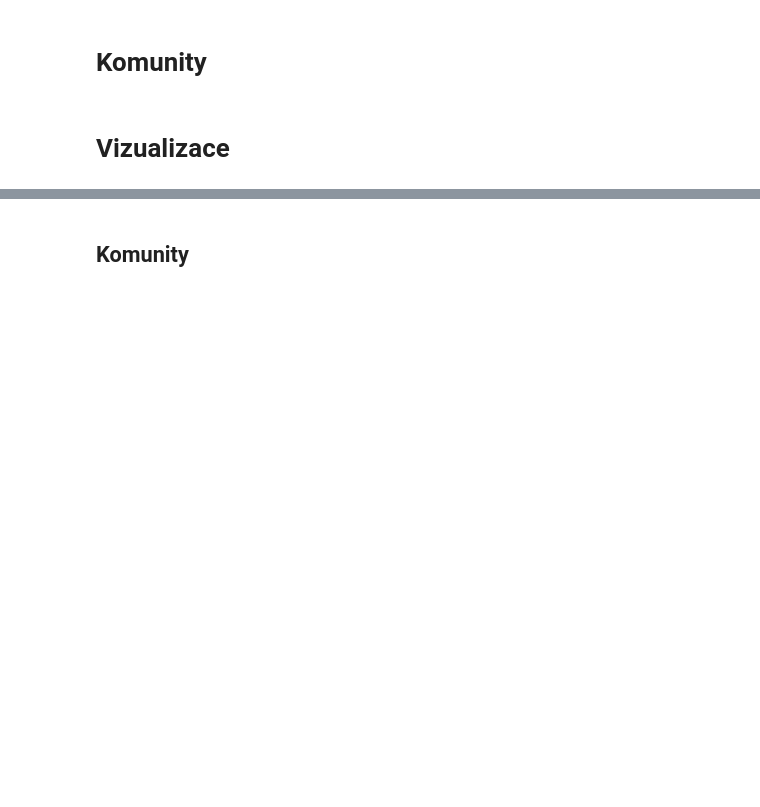
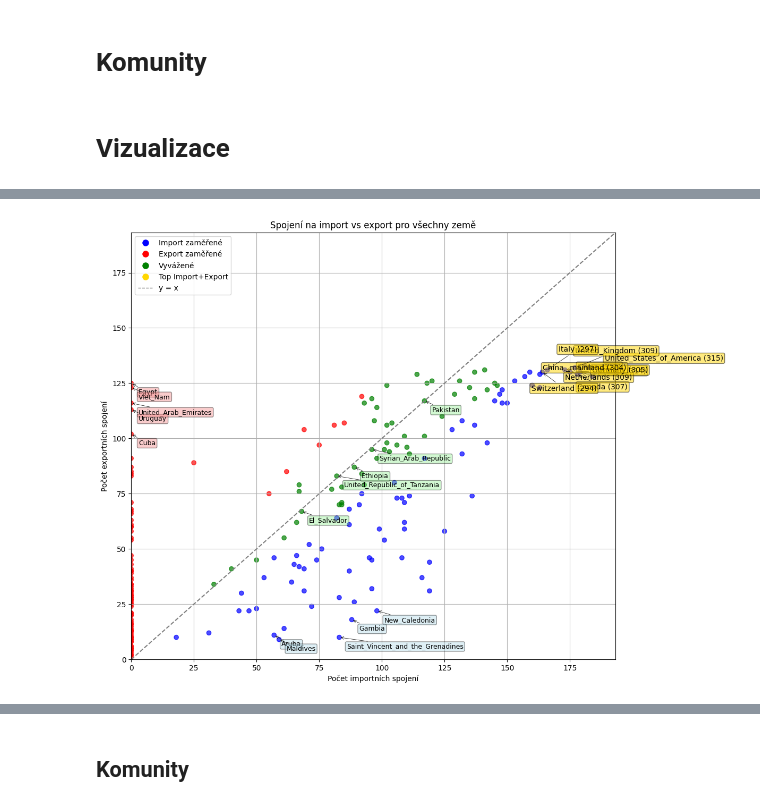
Before and after one commit to SLI0124/metody-analyzy-siti-ii, a Jupyter notebook: projects/implementation.ipynb, the cells around one changed output, grey strips where cells are left out. Cells and saved outputs as stored; diff of their text form; code cells hidden in the pictures; blank space fills up the shorter version.

```diff
--- a/projects/implementation.ipynb
+++ b/projects/implementation.ipynb
@@ -326,0 +481,83 @@ layers_df.head()
+# %%
+# Improved annotation: spread labels in top-right quadrant to avoid overlap
+
+import_totals = dict(G_weighted.in_degree())
+export_totals = dict(G_weighted.out_degree())
+
+countries = [node_id_to_label[node_id] for node_id in import_totals.keys()]
+imports = np.array([import_totals[node_id] for node_id in import_totals.keys()])
+exports = np.array([export_totals[node_id] for node_id in export_totals.keys()])
+
+ratio = (imports + 1) / (exports + 1)
+colors = np.where(ratio > 1.2, 'blue', np.where(ratio < 0.8, 'red', 'green'))
+
+plt.figure(figsize=(12, 9))
+sc = plt.scatter(imports, exports, c=colors, alpha=0.7, label='Countries')
+plt.plot([0, max(imports.max(), exports.max()) * 1.05],
+         [0, max(imports.max(), exports.max()) * 1.05],
+         color='gray', linestyle='--', label='y = x')
+
+plt.xlabel('Počet importních spojení')
+plt.ylabel('Počet exportních spojení')
+plt.title('Spojení na import vs export pro všechny země')
+plt.grid(True)
+
+# Score = imports + exports, annotate top 10 in top-right quadrant (high import & export)
+score = imports + exports
+top_right_mask = (imports > np.percentile(imports, 80)) & (exports > np.percentile(exports, 80))
+top_right_idx = np.where(top_right_mask)[0]
+top_right_scores = score[top_right_idx]
+sorted_idx = top_right_idx[np.argsort(-top_right_scores)][:10]
+
+# Use different offsets for each label to reduce overlap
+offsets = [(20, 10), (20, -10), (-20, 10), (-20, -10), (0, 20), (0, -20), (30, 0), (-30, 0), (15, 25), (-15, -25)]
+for i, idx in enumerate(sorted_idx):
+    plt.annotate(
+        f"{countries[idx]} ({score[idx]})",
+        (imports[idx], exports[idx]), # type: ignore
+        fontsize=10,
+        xytext=offsets[i % len(offsets)],
+        textcoords='offset points',
+        bbox=dict(boxstyle="round,pad=0.2", fc="gold", alpha=0.5),
+        arrowprops=dict(arrowstyle="->", color='black', lw=0.5)
+    )
+
+# Also annotate top 5 import-heavy, export-heavy, balanced countries for context
+top_import_idx = np.argsort(ratio)[-5:]
+top_export_idx = np.argsort(ratio)[:5]
+balanced_idx = np.argsort(np.abs(ratio - 1))[:5]
+
+def annotate_idx(idx_list, color):
+    for idx in idx_list:
+        plt.annotate(
+            countries[idx],
+            (imports[idx], exports[idx]), # type: ignore
+            fontsize=9,
+            xytext=(10, -15),
+            textcoords='offset points',
+            bbox=dict(boxstyle="round,pad=0.2", fc=color, alpha=0.4),
+            arrowprops=dict(arrowstyle="->", color='black', lw=0.5)
+        )
+
+annotate_idx(top_import_idx, "lightblue")
+annotate_idx(top_export_idx, "lightcoral")
+annotate_idx(balanced_idx, "lightgreen")
+
+plt.xlim(0, max(imports.max(), exports.max()) * 1.05)
+plt.ylim(0, max(imports.max(), exports.max()) * 1.05)
+
+from matplotlib.lines import Line2D
+legend_elements = [
+    Line2D([0], [0], marker='o', color='w', label='Import zaměřené', markerfacecolor='blue', markersize=10),
+    Line2D([0], [0], marker='o', color='w', label='Export zaměřené', markerfacecolor='red', markersize=10),
+    Line2D([0], [0], marker='o', color='w', label='Vyvážené', markerfacecolor='green', markersize=10),
+    Line2D([0], [0], marker='o', color='w', label='Top Import+Export', markerfacecolor='gold', markersize=10),
+    Line2D([0], [0], color='gray', lw=1, linestyle='--', label='y = x')
+]
+plt.legend(handles=legend_elements, loc='upper left')
+
+plt.tight_layout()
+plt.savefig(PLOT_DIR / "import_vs_export_scatter.png", dpi=300)
+plt.show()
+# %% [output]
+[figure, added]
```
Also changed, not shown: parts of 20 cells of this notebook.
